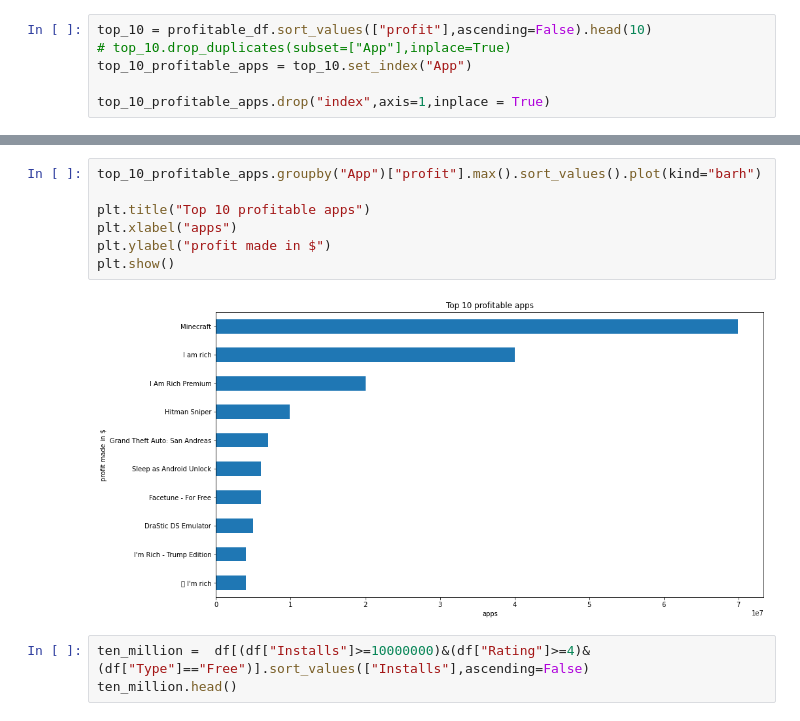
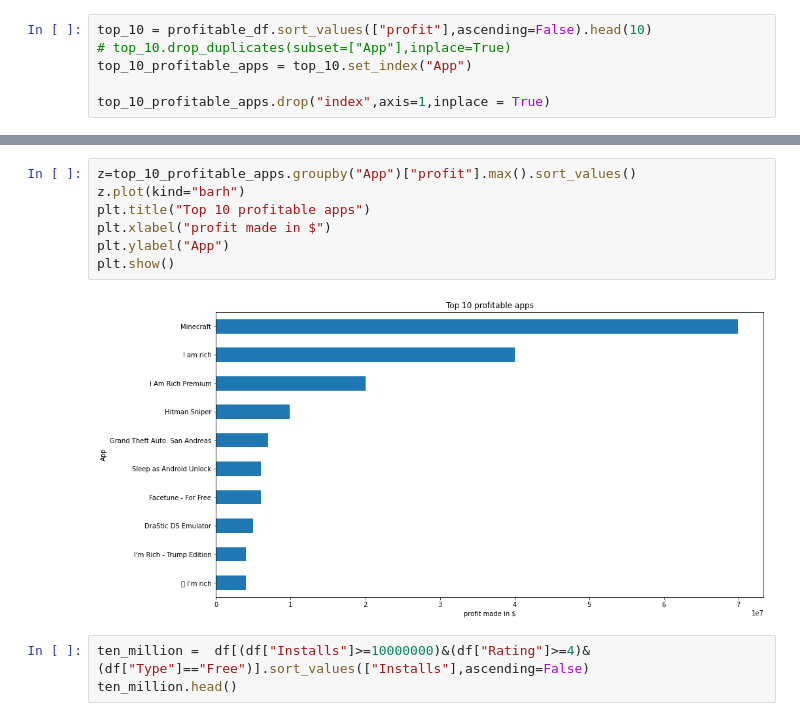
Before and after one commit to AyushSonuu/play-store-app-review-analysis, a Jupyter notebook: Play_Store_App_Review_Analysis_Capstone_Project.ipynb, the cells around one changed output, grey strips where cells are left out. Saved outputs shown, nothing was run; the diff lists cells and outputs as text.

```diff
--- a/Play_Store_App_Review_Analysis_Capstone_Project.ipynb
+++ b/Play_Store_App_Review_Analysis_Capstone_Project.ipynb
@@ -706,14 +706,14 @@ top_10_profitable_apps.head()
 | Hitman Sniper | GAME | 4.6 | 408292 | 29.0 | 10000000.0 | Paid | 0.99 | Mature 17+ | Action | 4.1 and up | ... |
 | Grand Theft Auto: San Andreas | GAME | 4.4 | 348962 | 26.0 | 1000000.0 | Paid | 6.99 | Mature 17+ | Action | 3.0 and up | ... |
 # %%
-top_10_profitable_apps.groupby("App")["profit"].max().sort_values().plot(kind="barh")
-
+z=top_10_profitable_apps.groupby("App")["profit"].max().sort_values()
+z.plot(kind="barh")
 plt.title("Top 10 profitable apps")
-plt.xlabel("apps")
-plt.ylabel("profit made in $")
+plt.xlabel("profit made in $")
+plt.ylabel("App")
 plt.show()
 # %% [output]
-[figure, old version]
+[figure, new version]
 # %%
 ten_million =  df[(df["Installs"]>=10000000)&(df["Rating"]>=4)&(df["Type"]=="Free")].sort_values(["Installs"],ascending=False)
 ten_million.head()
```
Also changed, not shown: parts of 15 cells of this notebook.
